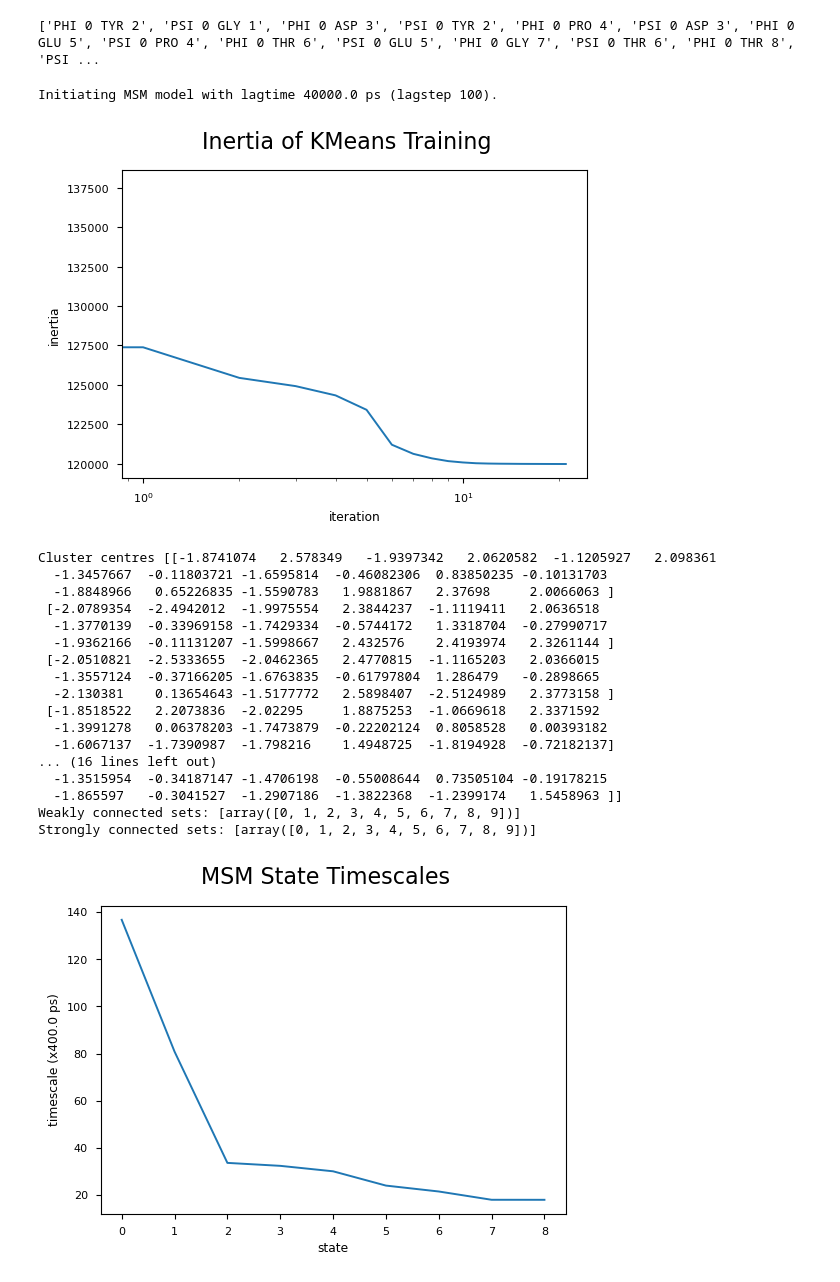
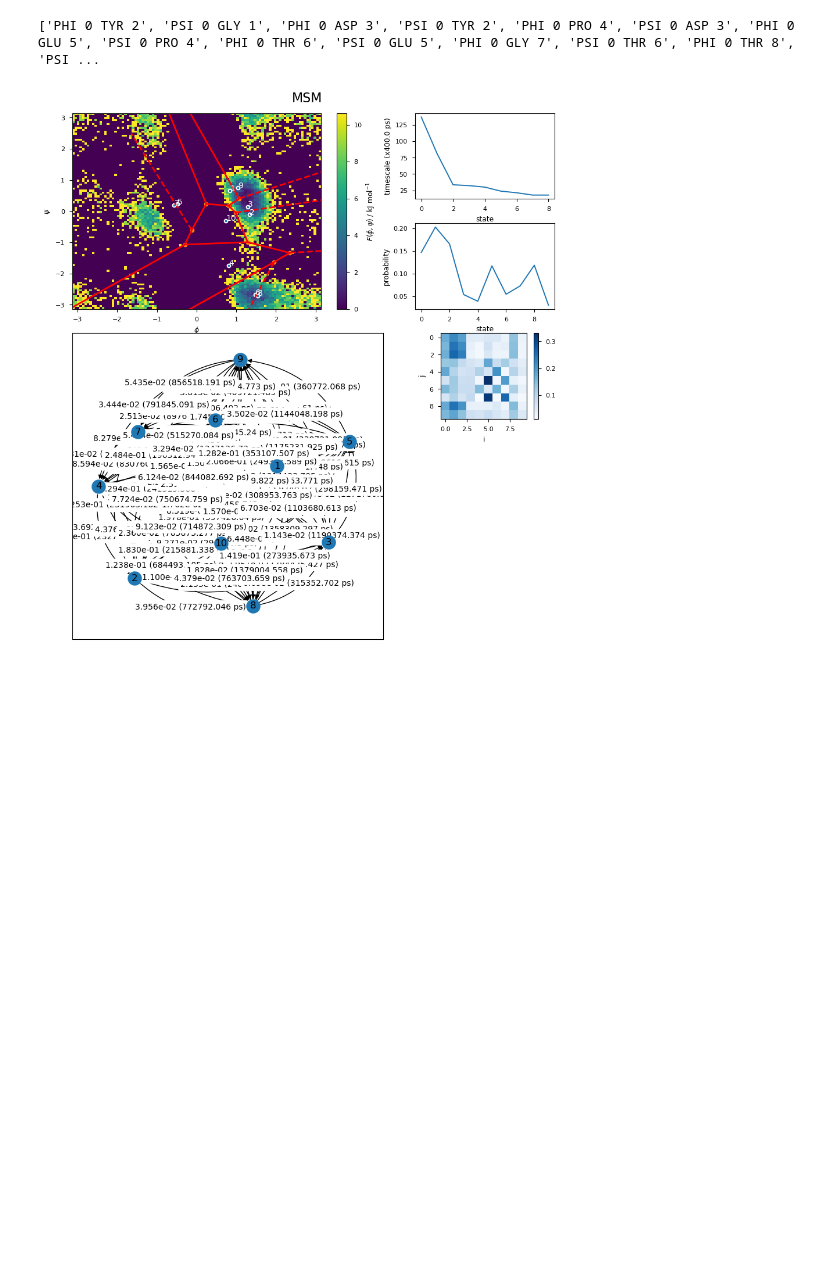
Before and after one commit to dominicp6/CV_learning, a Jupyter notebook: notebooks/analyse_trajectory.ipynb, the cells around one changed output. Cells and saved outputs as stored; diff of their text form; code cells hidden in the pictures; blank space fills up the shorter version.

```diff
--- a/notebooks/analyse_trajectory.ipynb
+++ b/notebooks/analyse_trajectory.ipynb
@@ -49,25 +40,6 @@ print(exp.get_features())
 # %% [output]
 ['PHI 0 TYR 2', 'PSI 0 GLY 1', 'PHI 0 ASP 3', 'PSI 0 TYR 2', 'PHI 0 PRO 4', 'PSI 0 ASP 3', 'PHI 0 GLU 5', 'PSI 0 PRO 4', 'PHI 0 THR 6', 'PSI 0 GLU 5', 'PHI 0 GLY 7', 'PSI 0 THR 6', 'PHI 0 THR 8', 'PSI ...
 # %%
-exp.markov_state_model(n_clusters=10, lagtime='40ns', features=['PHI 0 TYR 2', 'PSI 0 GLY 1'], feature_nicknames=['feat1', 'feat2'])
+exp.markov_state_model(n_clusters=10, lagtime='40ns', features=['PHI 0 GLY 7', 'PSI 0 GLY 7'], feature_nicknames=['\phi', '\psi'])
 # %% [output]
-Initiating MSM model with lagtime 40000.0 ps (lagstep 100).
-[figure, old version]
+[figure, new version]
-Cluster centres [[-1.8741074   2.578349   -1.9397342   2.0620582  -1.1205927   2.098361
-  -1.3457667  -0.11803721 -1.6595814  -0.46082306  0.83850235 -0.10131703
-  -1.8848966   0.65226835 -1.5590783   1.9881867   2.37698     2.0066063 ]
- [-2.0789354  -2.4942012  -1.9975554   2.3844237  -1.1119411   2.0636518
-  -1.3770139  -0.33969158 -1.7429334  -0.5744172   1.3318704  -0.27990717
-  -1.9362166  -0.11131207 -1.5998667   2.432576    2.4193974   2.3261144 ]
- [-2.0510821  -2.5333655  -2.0462365   2.4770815  -1.1165203   2.0366015
-  -1.3557124  -0.37166205 -1.6763835  -0.61797804  1.286479   -0.2898665
-  -2.130381    0.13654643 -1.5177772   2.5898407  -2.5124989   2.3773158 ]
- [-1.8518522   2.2073836  -2.02295     1.8875253  -1.0669618   2.3371592
-  -1.3991278   0.06378203 -1.7473879  -0.22202124  0.8058528   0.00393182
-  -1.6067137  -1.7390987  -1.798216    1.4948725  -1.8194928  -0.72182137]
-... (16 lines left out)
-  -1.3515954  -0.34187147 -1.4706198  -0.55008644  0.73505104 -0.19178215
-  -1.865597   -0.3041527  -1.2907186  -1.3822368  -1.2399174   1.5458963 ]]
-Weakly connected sets: [array([0, 1, 2, 3, 4, 5, 6, 7, 8, 9])]
-Strongly connected sets: [array([0, 1, 2, 3, 4, 5, 6, 7, 8, 9])]
-[figure, removed]
```
Also changed, not shown: parts of 3 cells of this notebook, 2 other files.
